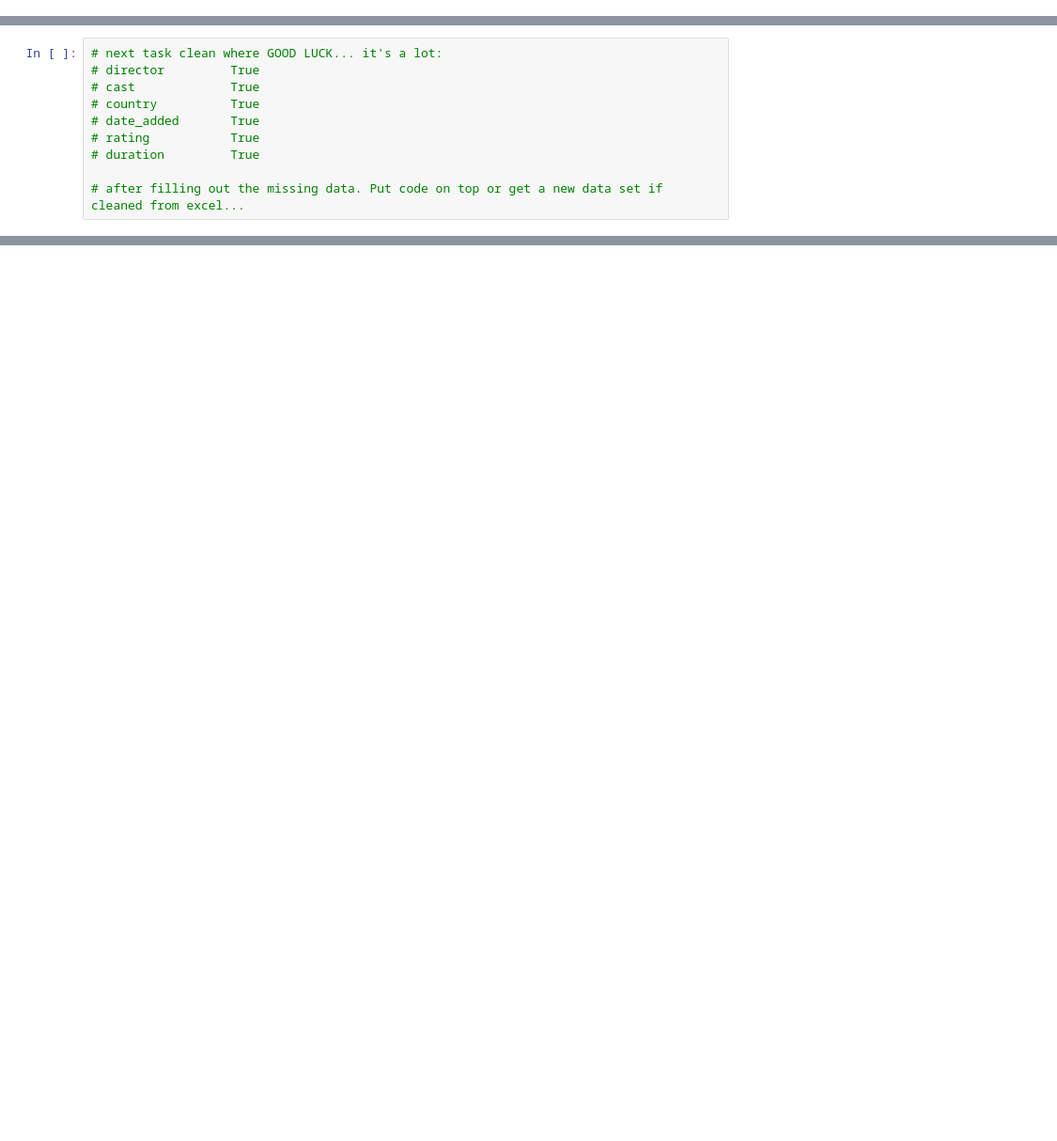
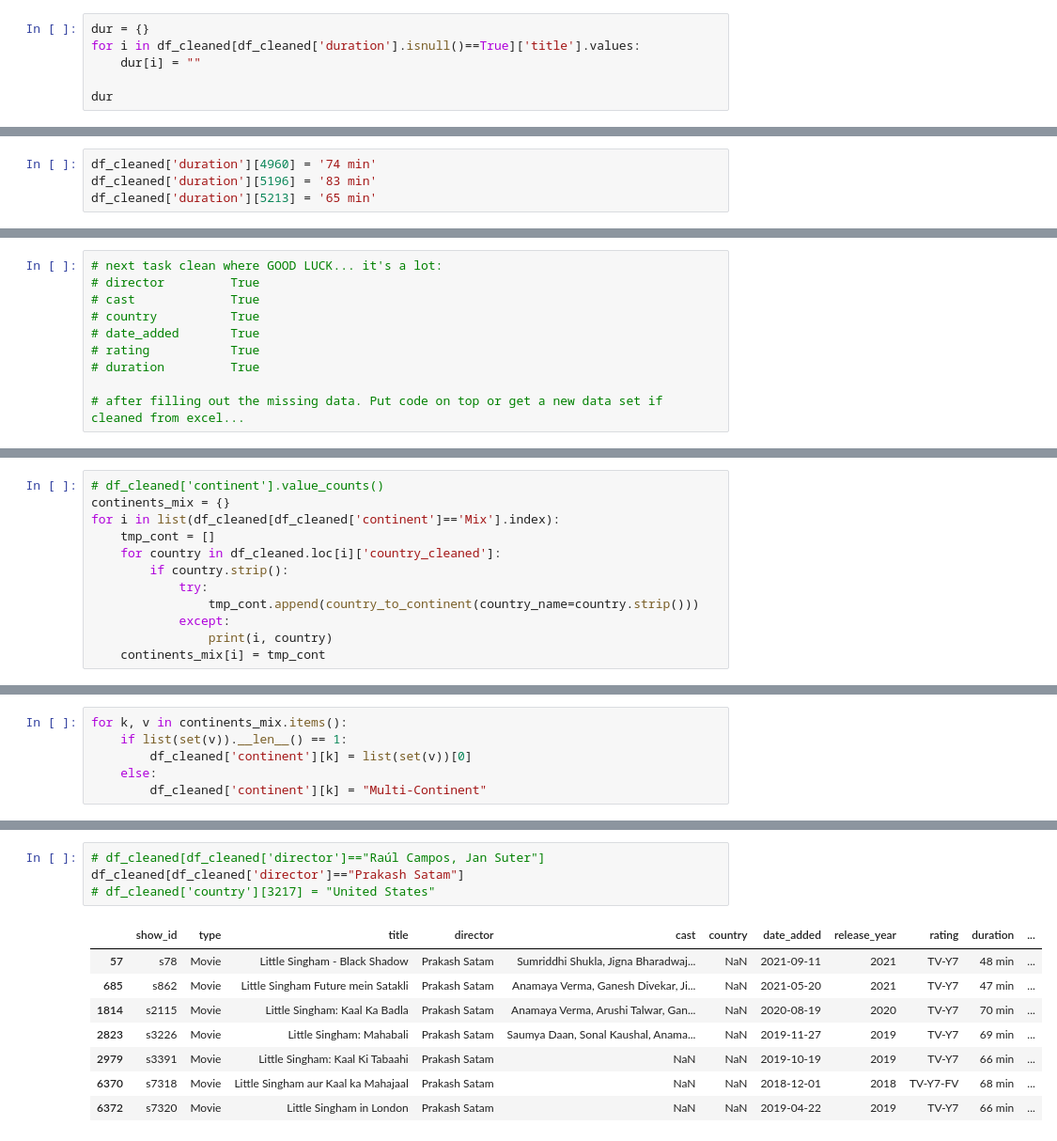
Before and after one commit to RickyMiura/Netflix-Hulu-EDA, a Jupyter notebook: final_project_cleaned.ipynb, the cells around one changed output, grey strips where cells are left out. Shown at 94% size. Saved outputs shown, nothing was run; the diff lists cells and outputs as text; blank space fills up the shorter version.

```diff
--- a/final_project_cleaned.ipynb
+++ b/final_project_cleaned.ipynb
@@ -101,0 +349,6 @@ df_cleaned['continent'] = df_cleaned['country'].apply(country_to_continent)
+# %%
+dur = {}
+for i in df_cleaned[df_cleaned['duration'].isnull()==True]['title'].values:
+    dur[i] = ""
+
+dur
@@ -101,0 +386,4 @@ df_cleaned['continent'] = df_cleaned['country'].apply(country_to_continent)
+# %%
+df_cleaned['duration'][4960] = '74 min'
+df_cleaned['duration'][5196] = '83 min'
+df_cleaned['duration'][5213] = '65 min'
@@ -190,0 +510,12 @@ df_cleaned.loc[df_cleaned['duration'].isnull()]
+# %%
+# df_cleaned['continent'].value_counts()
+continents_mix = {}
+for i in list(df_cleaned[df_cleaned['continent']=='Mix'].index):
+    tmp_cont = []
+    for country in df_cleaned.loc[i]['country_cleaned']:
+        if country.strip():
+            try:
+                tmp_cont.append(country_to_continent(country_name=country.strip()))
+            except:
+                print(i, country)
+    continents_mix[i] = tmp_cont
@@ -190,0 +524,6 @@ df_cleaned.loc[df_cleaned['duration'].isnull()]
+# %%
+for k, v in continents_mix.items():
+    if list(set(v)).__len__() == 1:
+        df_cleaned['continent'][k] = list(set(v))[0]
+    else:
+        df_cleaned['continent'][k] = "Multi-Continent"
@@ -190,0 +589,13 @@ df_cleaned.loc[df_cleaned['duration'].isnull()]
+# %%
+# df_cleaned[df_cleaned['director']=="Raúl Campos, Jan Suter"]
+df_cleaned[df_cleaned['director']=="Prakash Satam"]
+# df_cleaned['country'][3217] = "United States"
+# %% [output]
+|  | show_id | type | title | director | cast | country | date_added | release_year | rating | duration | ... |
+| 57 | s78 | Movie | Little Singham - Black Shadow | Prakash Satam | Sumriddhi Shukla, Jigna Bharadwaj... | NaN | 2021-09-11 | 2021 | TV-Y7 | 48 min | ... |
+| 685 | s862 | Movie | Little Singham Future mein Satakli | Prakash Satam | Anamaya Verma, Ganesh Divekar, Ji... | NaN | 2021-05-20 | 2021 | TV-Y7 | 47 min | ... |
+| 1814 | s2115 | Movie | Little Singham: Kaal Ka Badla | Prakash Satam | Anamaya Verma, Arushi Talwar, Gan... | NaN | 2020-08-19 | 2020 | TV-Y7 | 70 min | ... |
+| 2823 | s3226 | Movie | Little Singham: Mahabali | Prakash Satam | Saumya Daan, Sonal Kaushal, Anama... | NaN | 2019-11-27 | 2019 | TV-Y7 | 69 min | ... |
+| 2979 | s3391 | Movie | Little Singham: Kaal Ki Tabaahi | Prakash Satam | NaN | NaN | 2019-10-19 | 2019 | TV-Y7 | 66 min | ... |
+| 6370 | s7318 | Movie | Little Singham aur Kaal ka Mahajaal | Prakash Satam | NaN | NaN | 2018-12-01 | 2018 | TV-Y7-FV | 68 min | ... |
+| 6372 | s7320 | Movie | Little Singham in London | Prakash Satam | NaN | NaN | 2019-04-22 | 2019 | TV-Y7 | 66 min | ... |
```
Also changed, not shown: parts of 77 cells of this notebook, 2 other files.
